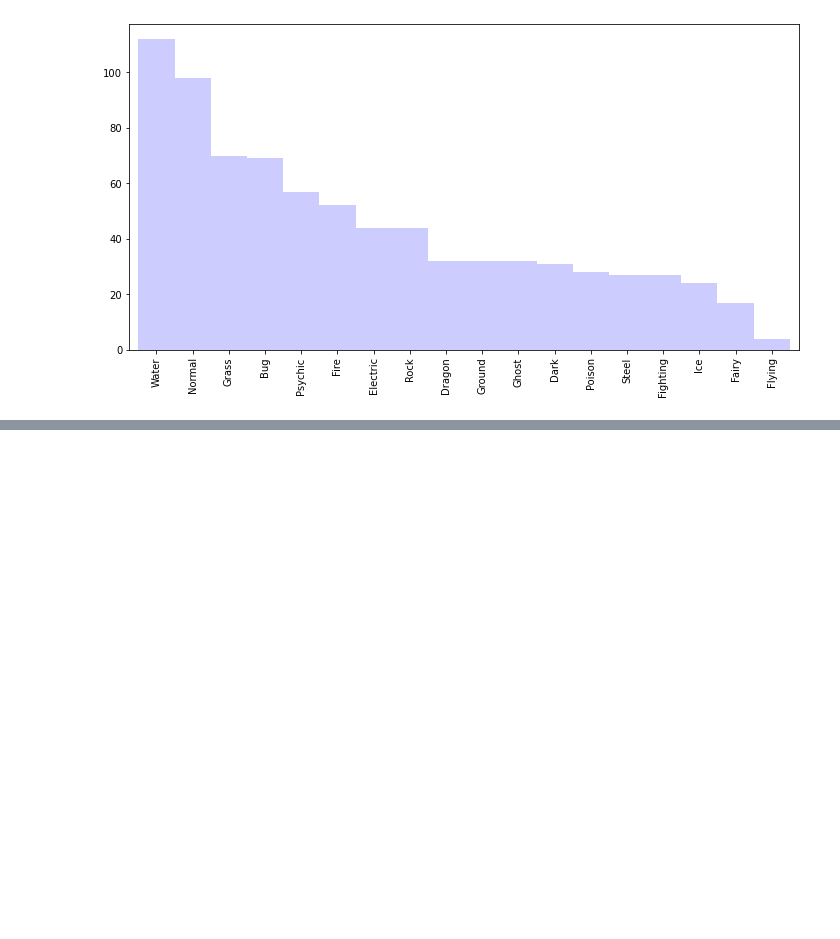
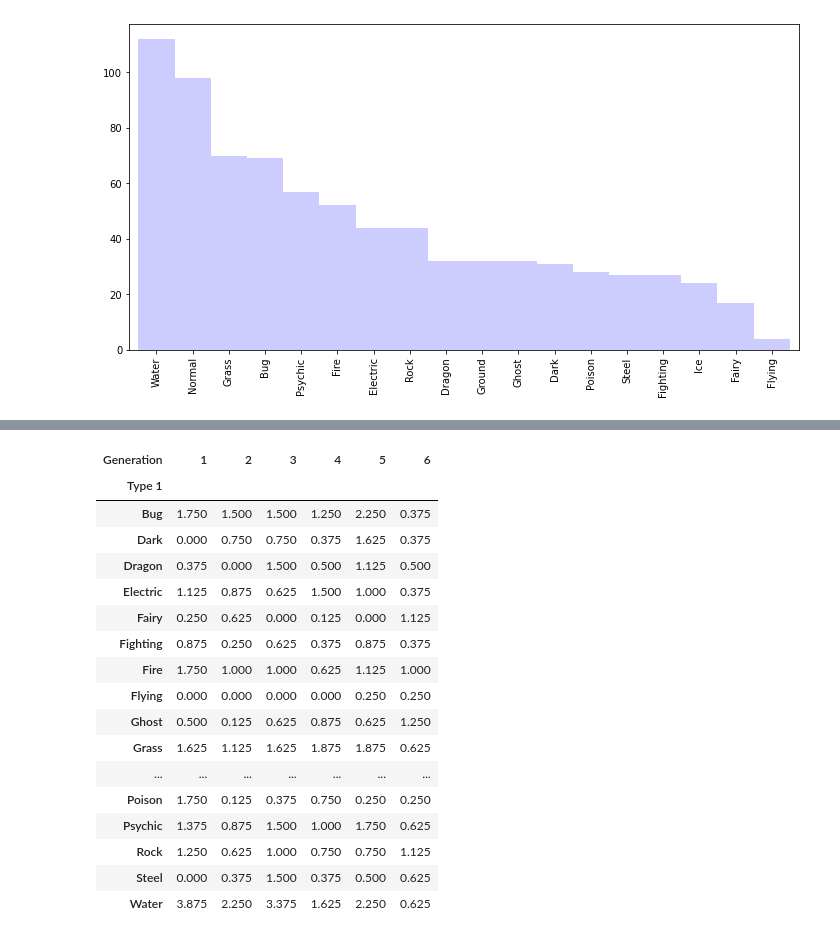
Before and after one commit to rayannoliveira/DataScience_Pokemon, a Jupyter notebook: pokemon statistics.ipynb, the cells around one changed output, grey strips where cells are left out. Cells and saved outputs as stored; diff of their text form; code cells hidden in the pictures; blank space fills up the shorter version.

```diff
--- a/pokemon statistics.ipynb
+++ b/pokemon statistics.ipynb
@@ -178,0 +212,22 @@ df_frequence_qualitative['Frequence'].plot.bar(width=1, color = 'blue', alpha =
+# %%
+percentage =  pd.crosstab(df['Type 1'], df['Generation'], normalize = True) * 100
+percentage
+# %% [output]
+| Generation | 1 | 2 | 3 | 4 | 5 | 6 |
+| Type 1 |  |  |  |  |  |  |
+| Bug | 1.750 | 1.500 | 1.500 | 1.250 | 2.250 | 0.375 |
+| Dark | 0.000 | 0.750 | 0.750 | 0.375 | 1.625 | 0.375 |
+| Dragon | 0.375 | 0.000 | 1.500 | 0.500 | 1.125 | 0.500 |
+| Electric | 1.125 | 0.875 | 0.625 | 1.500 | 1.000 | 0.375 |
+| Fairy | 0.250 | 0.625 | 0.000 | 0.125 | 0.000 | 1.125 |
+| Fighting | 0.875 | 0.250 | 0.625 | 0.375 | 0.875 | 0.375 |
+| Fire | 1.750 | 1.000 | 1.000 | 0.625 | 1.125 | 1.000 |
+| Flying | 0.000 | 0.000 | 0.000 | 0.000 | 0.250 | 0.250 |
+| Ghost | 0.500 | 0.125 | 0.625 | 0.875 | 0.625 | 1.250 |
+| Grass | 1.625 | 1.125 | 1.625 | 1.875 | 1.875 | 0.625 |
+| ... | ... | ... | ... | ... | ... | ... |
+| Poison | 1.750 | 0.125 | 0.375 | 0.750 | 0.250 | 0.250 |
+| Psychic | 1.375 | 0.875 | 1.500 | 1.000 | 1.750 | 0.625 |
+| Rock | 1.250 | 0.625 | 1.000 | 0.750 | 0.750 | 1.125 |
+| Steel | 0.000 | 0.375 | 1.500 | 0.375 | 0.500 | 0.625 |
+| Water | 3.875 | 2.250 | 3.375 | 1.625 | 2.250 | 0.625 |
```
Also changed, not shown: parts of 4 cells of this notebook.
